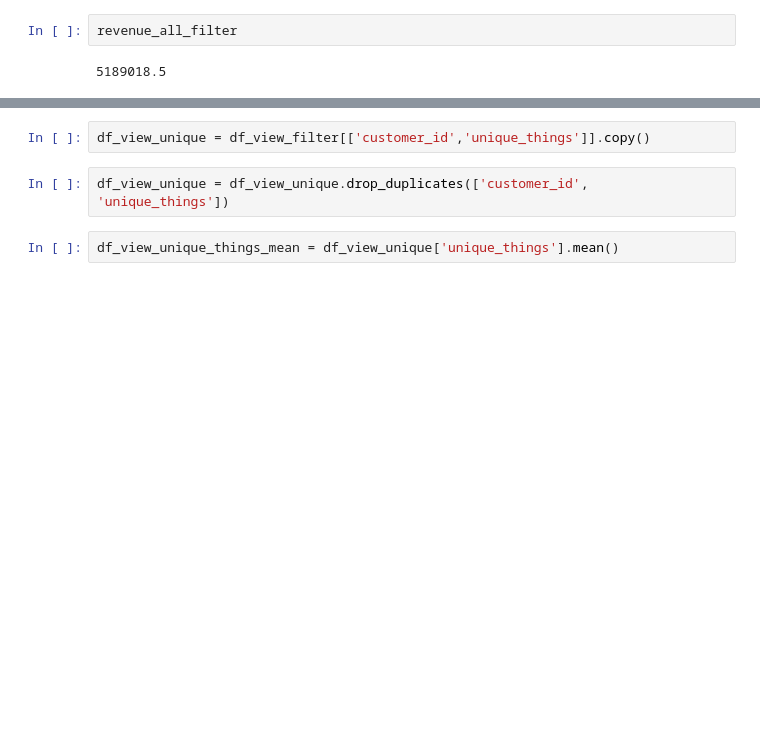
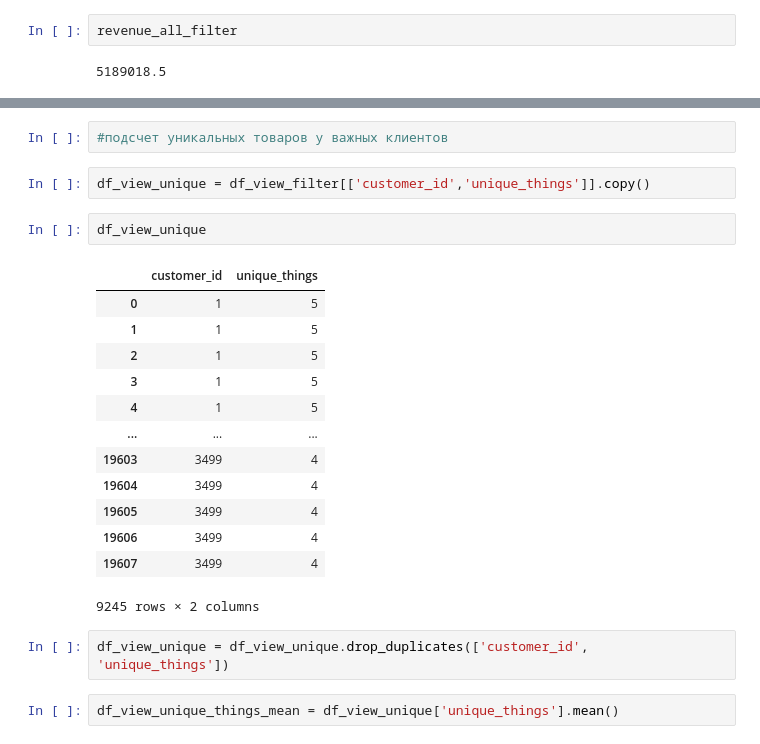
Before and after one commit to drtkngksh/test-3-sql-python, a Jupyter notebook: test_3.ipynb, the cells around one changed output, grey strips where cells are left out. Cells and saved outputs as stored; diff of their text form; blank space fills up the shorter version.

```diff
--- a/test_3.ipynb
+++ b/test_3.ipynb
@@ -90,6 +100,24 @@ df_view_filter
 9245 rows × 8 columns
+# %%
+#подсчет уникальных товаров у важных клиентов
 # %%
 df_view_unique = df_view_filter[['customer_id','unique_things']].copy()
+# %%
+df_view_unique
+# %% [output]
+|  | customer_id | unique_things |
+| 0 | 1 | 5 |
+| 1 | 1 | 5 |
+| 2 | 1 | 5 |
+| 3 | 1 | 5 |
+| 4 | 1 | 5 |
+| ... | ... | ... |
+| 19603 | 3499 | 4 |
+| 19604 | 3499 | 4 |
+| 19605 | 3499 | 4 |
+| 19606 | 3499 | 4 |
+| 19607 | 3499 | 4 |
+9245 rows × 2 columns
 # %%
 df_view_unique = df_view_unique.drop_duplicates(['customer_id', 'unique_things'])
 # %%
```
Also changed, not shown: parts of 24 cells of this notebook.
